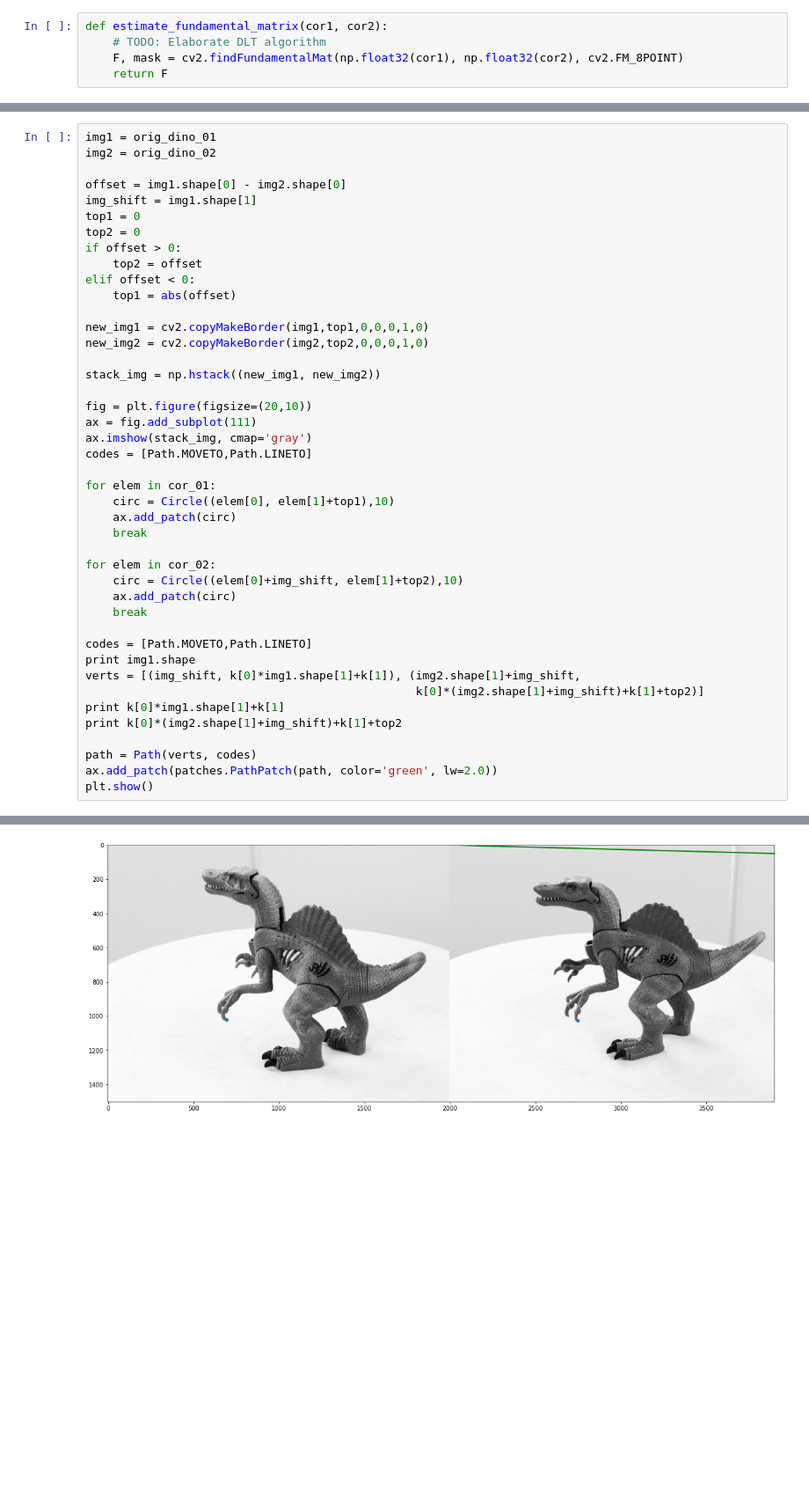
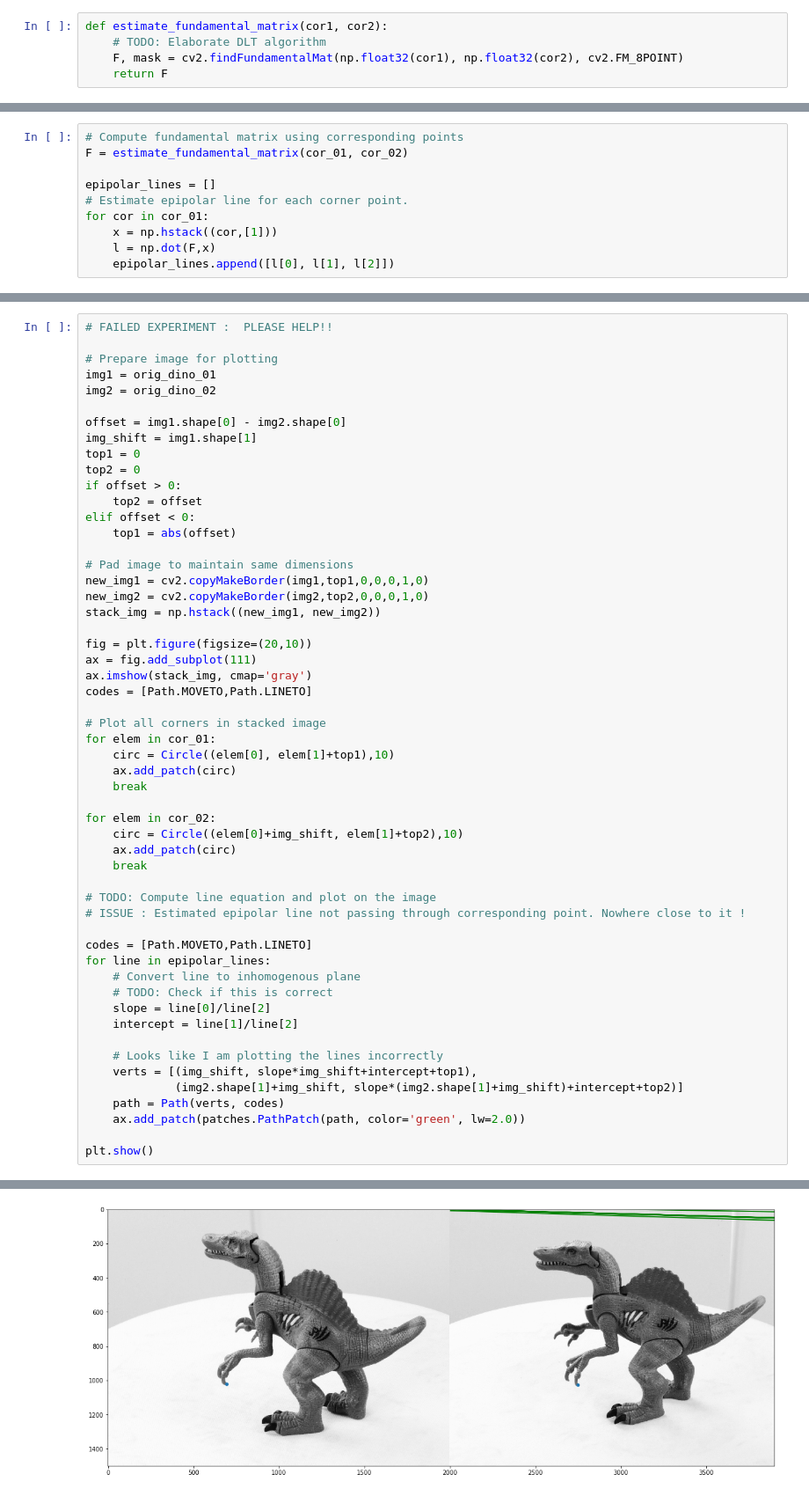
Before and after one commit to lmelvix/machine-learning, a Jupyter notebook: Computer_Vision/correspondence_matching.ipynb, the cells around one changed output, grey strips where cells are left out. Shown at 88% size. Cells and saved outputs as stored; diff of their text form; blank space fills up the shorter version.

Commit message:
Cleaned up code for epipolar line plotting

```diff
--- a/Computer_Vision/correspondence_matching.ipynb
+++ b/Computer_Vision/correspondence_matching.ipynb
@@ -362,0 +357,10 @@ F = estimate_fundamental_matrix(cor_01, cor_02)
+# %%
+# Compute fundamental matrix using corresponding points
+F = estimate_fundamental_matrix(cor_01, cor_02)
+
+epipolar_lines = []
+# Estimate epipolar line for each corner point.
+for cor in cor_01:
+    x = np.hstack((cor,[1]))
+    l = np.dot(F,x)
+    epipolar_lines.append([l[0], l[1], l[2]])
@@ -363,4 +369,7 @@ F = estimate_fundamental_matrix(cor_01, cor_02)
 # %%
+# FAILED EXPERIMENT :  PLEASE HELP!!
+
+# Prepare image for plotting
 img1 = orig_dino_01
 img2 = orig_dino_02
 
@@ -373,9 +382,9 @@ if offset > 0:
 elif offset < 0:
     top1 = abs(offset)
 
+# Pad image to maintain same dimensions
 new_img1 = cv2.copyMakeBorder(img1,top1,0,0,0,1,0)
 new_img2 = cv2.copyMakeBorder(img2,top2,0,0,0,1,0)
-
 stack_img = np.hstack((new_img1, new_img2))
 
 fig = plt.figure(figsize=(20,10))
@@ -383,6 +392,7 @@ ax = fig.add_subplot(111)
 ax.imshow(stack_img, cmap='gray')
 codes = [Path.MOVETO,Path.LINETO]
 
+# Plot all corners in stacked image
 for elem in cor_01:
     circ = Circle((elem[0], elem[1]+top1),10)
     ax.add_patch(circ)
@@ -393,14 +403,21 @@ for elem in cor_02:
     ax.add_patch(circ)
     break
 
+# TODO: Compute line equation and plot on the image
+# ISSUE : Estimated epipolar line not passing through corresponding point. Nowhere close to it !
+
 codes = [Path.MOVETO,Path.LINETO]
-print img1.shape
-verts = [(img_shift, k[0]*img1.shape[1]+k[1]), (img2.shape[1]+img_shift,
-                                                k[0]*(img2.shape[1]+img_shift)+k[1]+top2)]
-print k[0]*img1.shape[1]+k[1]
-print k[0]*(img2.shape[1]+img_shift)+k[1]+top2
+for line in epipolar_lines:
+    # Convert line to inhomogenous plane
+    # TODO: Check if this is correct
+    slope = line[0]/line[2]
+    intercept = line[1]/line[2]
 
-path = Path(verts, codes)
-ax.add_patch(patches.PathPatch(path, color='green', lw=2.0))
+    # Looks like I am plotting the lines incorrectly
+    verts = [(img_shift, slope*img_shift+intercept+top1),
+             (img2.shape[1]+img_shift, slope*(img2.shape[1]+img_shift)+intercept+top2)]
+    path = Path(verts, codes)
+    ax.add_patch(patches.PathPatch(path, color='green', lw=2.0))
+
 plt.show()
 # %% [output]
@@ -410 +424 @@ plt.show()
-[figure, old version]
+[figure, new version]
```
Also changed, not shown: parts of 4 cells of this notebook.
